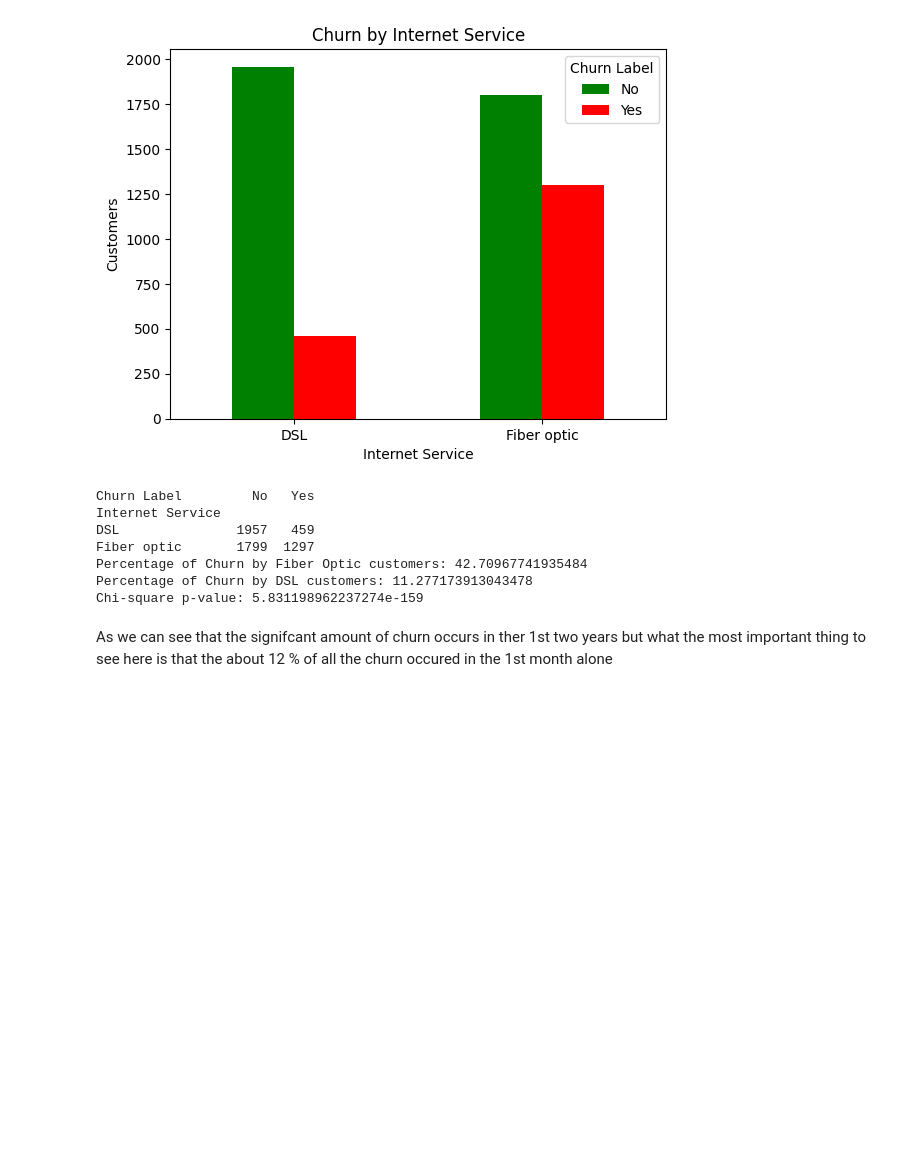
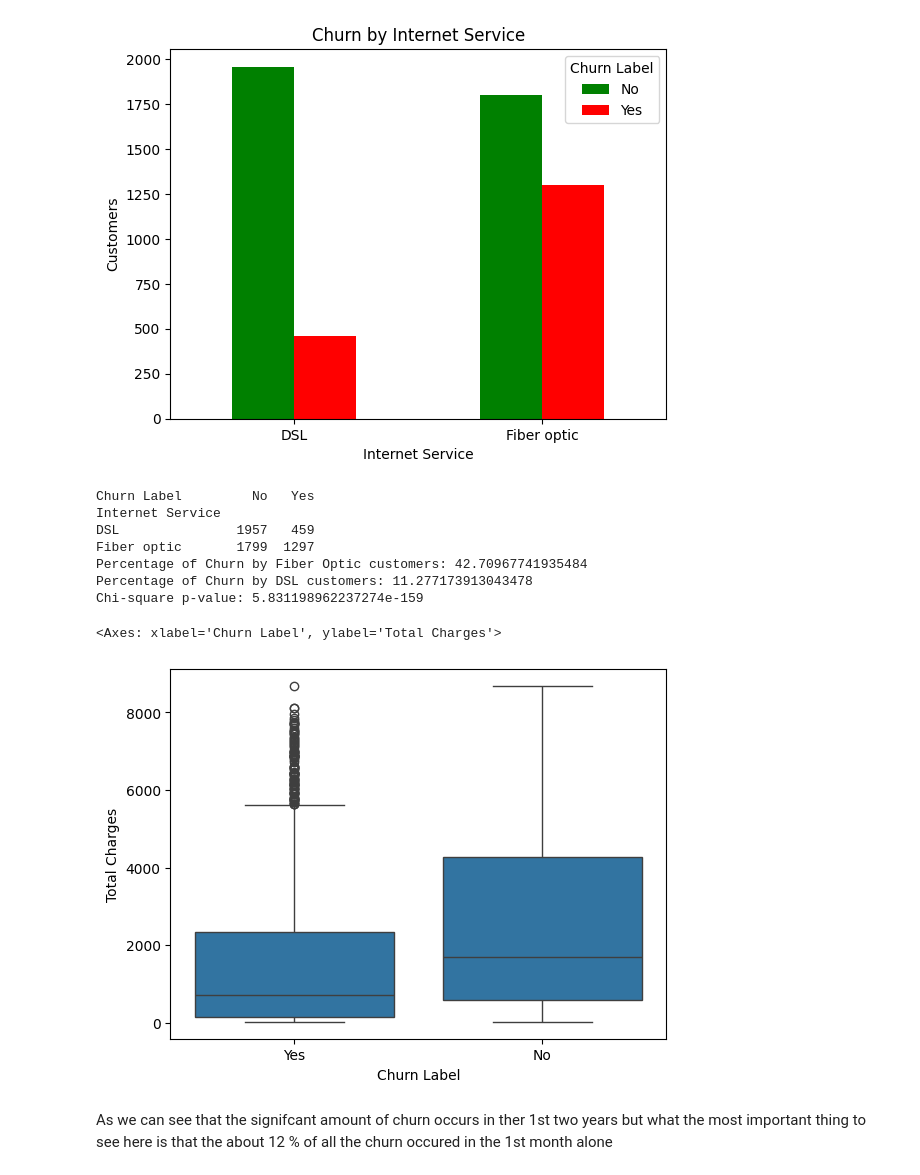
Before and after one commit to Zia-Ul-Hasan/Churn-Prediction-IBM-telco, a Jupyter notebook: EDA_Churn.ipynb, the cells around one changed output. Saved outputs shown, nothing was run; the diff lists cells and outputs as text; code cells hidden in the pictures; blank space fills up the shorter version.

```diff
--- a/EDA_Churn.ipynb
+++ b/EDA_Churn.ipynb
@@ -227,6 +227,11 @@ Fiber optic       1799  1297
 Percentage of Churn by Fiber Optic customers: 42.70967741935484
 Percentage of Churn by DSL customers: 11.277173913043478
 Chi-square p-value: 5.831198962237274e-159
+# %%
+sns.boxplot(data=df, x='Churn Label', y='Total Charges')
+# %% [output]
+<Axes: xlabel='Churn Label', ylabel='Total Charges'>
+[figure, added]
 # %% [markdown]
 As we can see that the signifcant amount of churn occurs in ther 1st two years but what the most important thing to see here is that the  about 12 % of all the churn occured in the 1st month alone
 # %%
```
